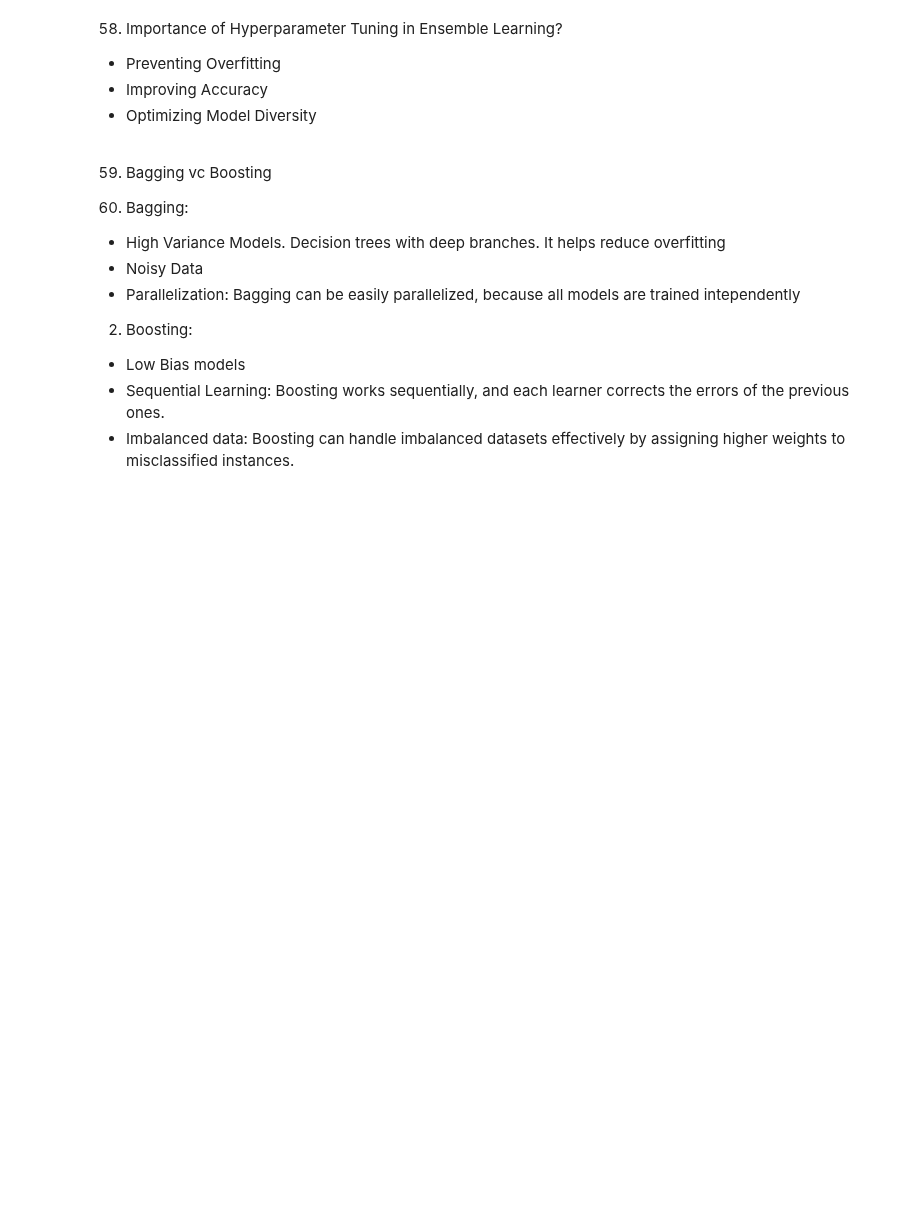
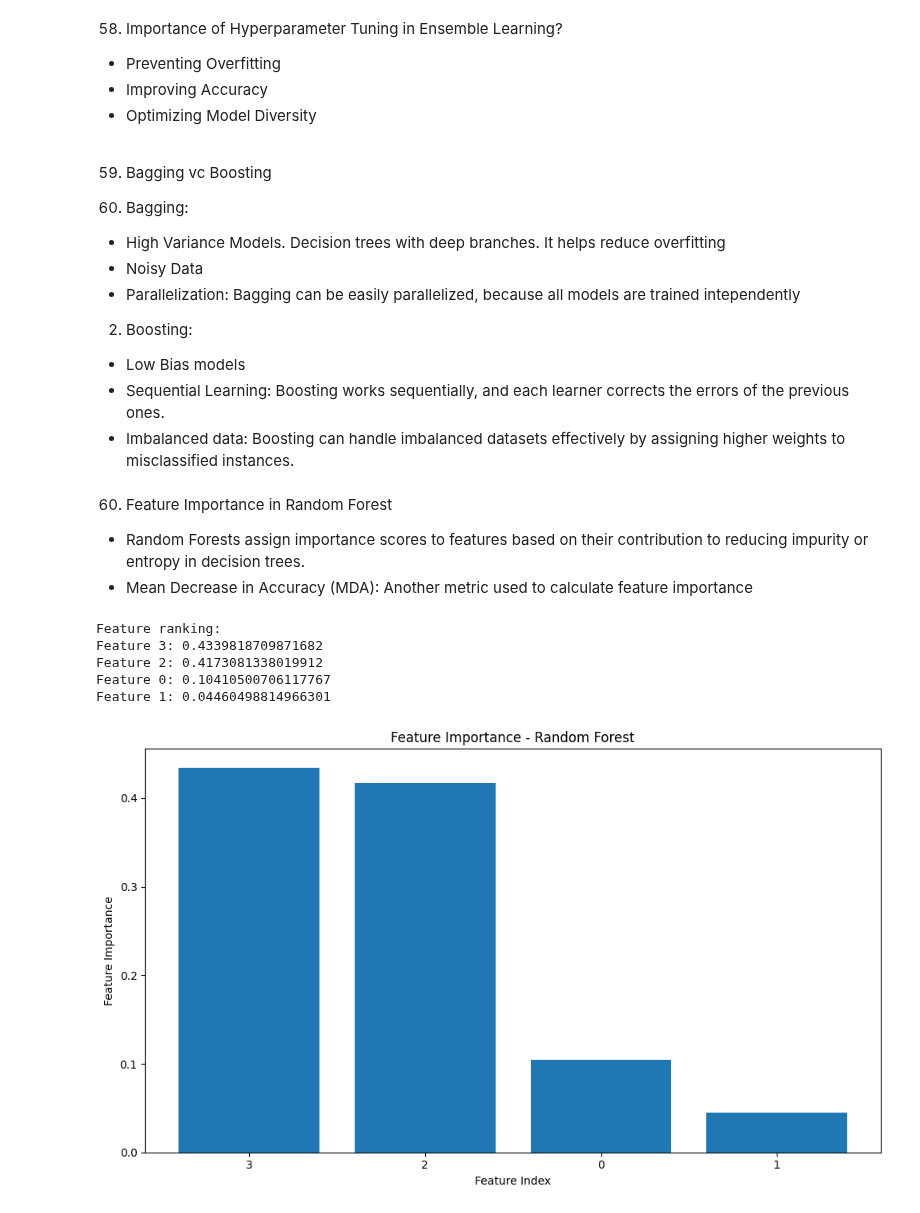
Before and after one commit to MrSimple07/MachineLearning_Practice, a Jupyter notebook: ML_Interview.ipynb, the cells around one changed output. Cells and saved outputs as stored; diff of their text form; code cells hidden in the pictures; blank space fills up the shorter version.

```diff
--- a/ML_Interview.ipynb
+++ b/ML_Interview.ipynb
@@ -1354,3 +1354,50 @@ Accuracy: 1.0
 - Low Bias models
 - Sequential Learning: Boosting works sequentially, and each learner corrects the errors of the previous ones.
 - Imbalanced data: Boosting can handle imbalanced datasets effectively by assigning higher weights to misclassified instances.
+# %% [markdown]
+60. Feature Importance in Random Forest
+- Random Forests assign importance scores to features based on their contribution to reducing impurity or entropy in decision trees.
+- Mean Decrease in Accuracy (MDA): Another metric used to calculate feature importance
+# %%
+import numpy as np
+import matplotlib.pyplot as plt
+from sklearn.ensemble import RandomForestClassifier
+from sklearn.datasets import load_iris
+from sklearn.model_selection import train_test_split
+
+iris = load_iris()
+X, y = iris.data, iris.target
+
+X_train, X_test, y_train, y_test = train_test_split(X, y, test_size=0.3, random_state=42)
+
+rf_model = RandomForestClassifier(n_estimators=100, random_state=42)
+
+rf_model.fit(X_train, y_train)
+
+# Get feature importances
+feature_importances = rf_model.feature_importances_
+
+# Sort feature importances in descending order
+indices = np.argsort(feature_importances)[::-1]
+
+# Print feature ranking
+print("Feature ranking:")
+for f in range(X.shape[1]):
+    print(f"Feature {indices[f]}: {feature_importances[indices[f]]}")
+
+# Plot the feature importances
+plt.figure(figsize=(10, 6))
+plt.title("Feature Importance - Random Forest")
+plt.bar(range(X.shape[1]), feature_importances[indices], align="center")
+plt.xticks(range(X.shape[1]), indices)
+plt.xlabel("Feature Index")
+plt.ylabel("Feature Importance")
+plt.tight_layout()
+plt.show()
+# %% [output]
+Feature ranking:
+Feature 3: 0.4339818709871682
+Feature 2: 0.4173081338019912
+Feature 0: 0.10410500706117767
+Feature 1: 0.04460498814966301
+[figure, added]
```
Also changed, not shown: parts of 1 cell of this notebook.
